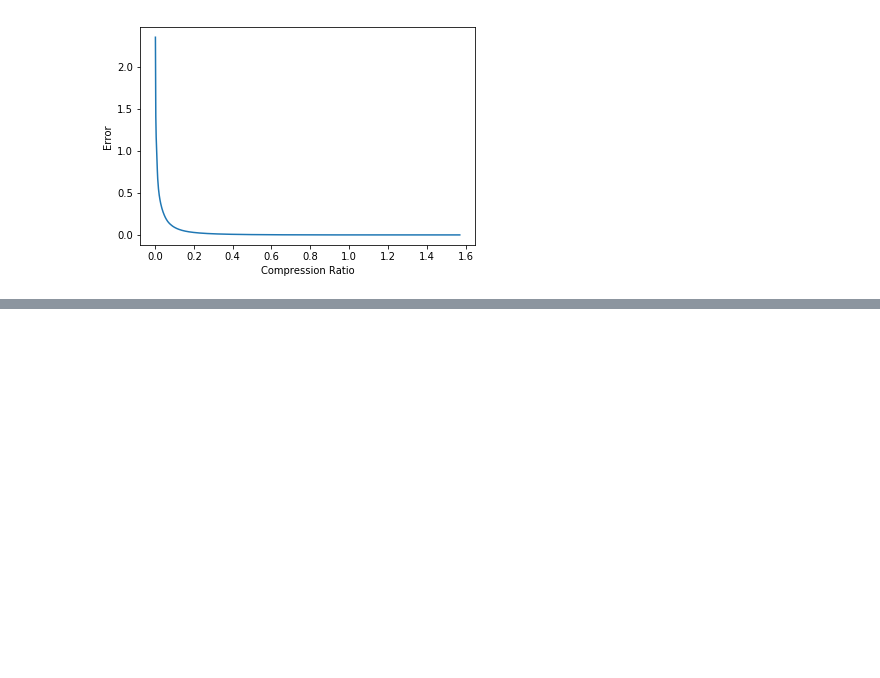
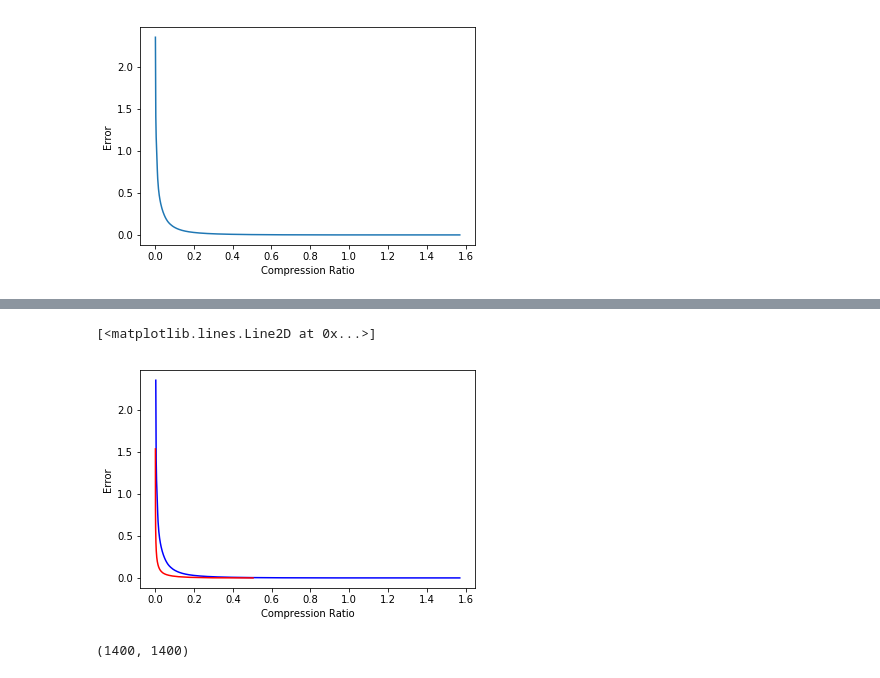
Before and after one commit to benkaufman1757/Random, a Jupyter notebook: SVD.ipynb, the cells around one changed output, grey strips where cells are left out. Drawn from its saved outputs; the diff is of its cells as text; code cells hidden in the pictures; blank space fills up the shorter version.

```diff
--- a/SVD.ipynb
+++ b/SVD.ipynb
@@ -169,0 +215,8 @@ plt.plot(compression_ratios, approximation_errors)
+# %%
+plt.xlabel("Compression Ratio")
+plt.ylabel("Error")
+plt.plot(compression_ratios, approximation_errors,color='blue')
+plt.plot(fft_compression_ratios, fft_approximation_errors,color='red')
+# %% [output]
+[<matplotlib.lines.Line2D at 0x...>]
+[figure, added]
@@ -169,0 +230,4 @@ plt.plot(compression_ratios, approximation_errors)
+# %%
+Vh_fft.shape
+# %% [output]
+(1400, 1400)
```
Also changed, not shown: parts of 9 cells of this notebook.
